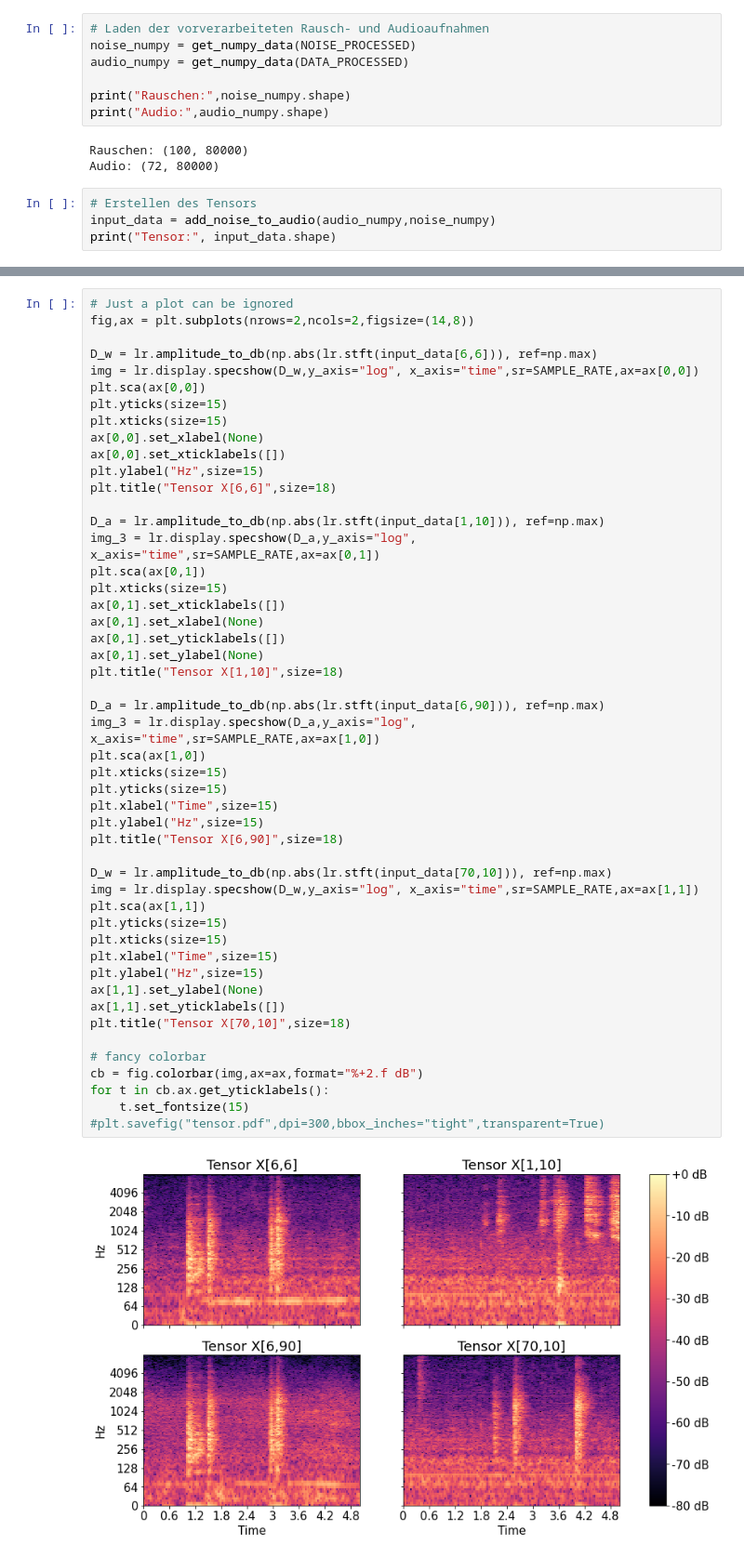
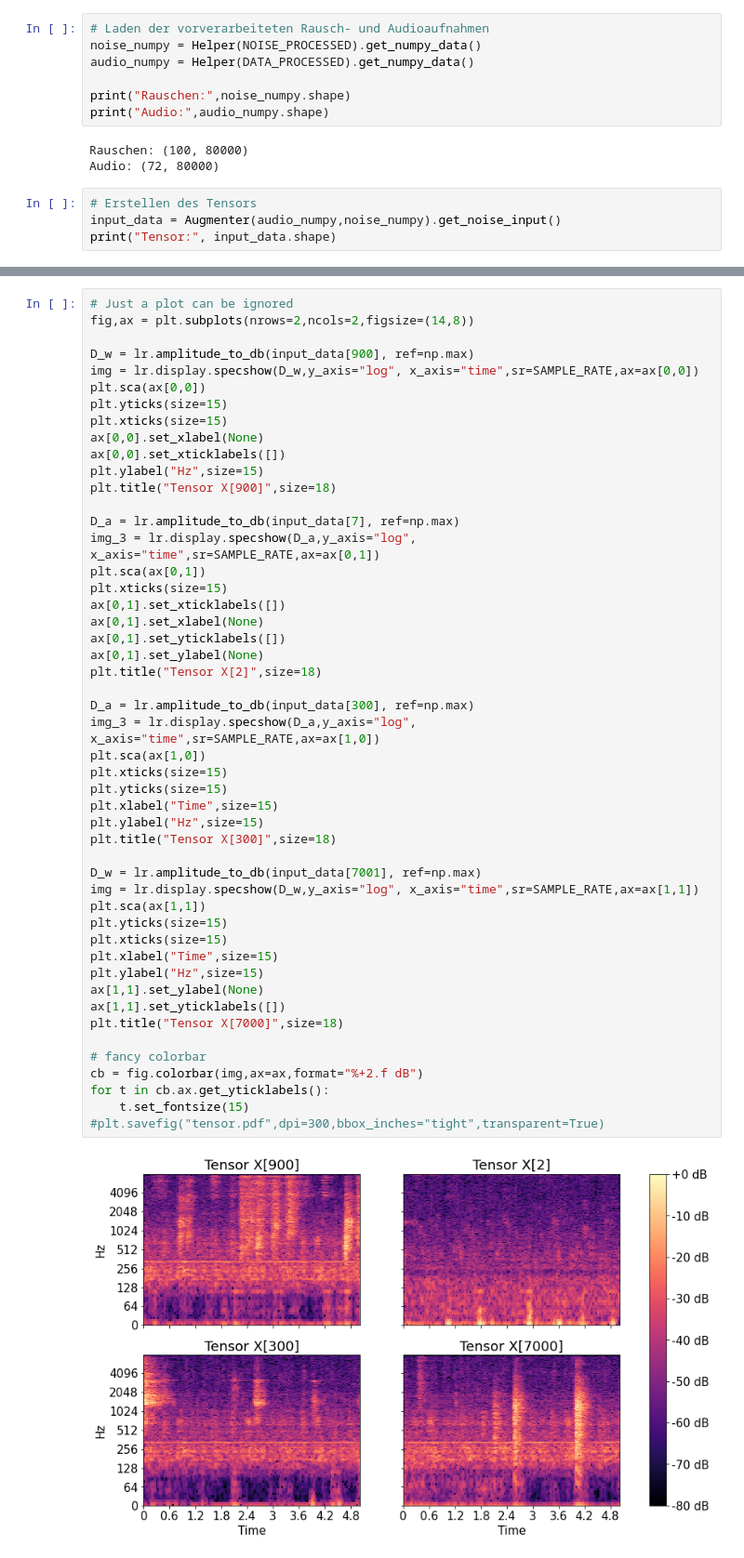
Before and after one commit to Timgrau/Projektarbeit-1, a Jupyter notebook: notebooks/Tensor.ipynb, the cells around one changed output, grey strips where cells are left out. Shown at 93% size. Saved outputs shown, nothing was run; the diff lists cells and outputs as text.

```diff
--- a/notebooks/Tensor.ipynb
+++ b/notebooks/Tensor.ipynb
@@ -8,8 +8,8 @@ import librosa as lr
 import numpy as np
 # %%
 # Laden der vorverarbeiteten Rausch- und Audioaufnahmen
-noise_numpy = get_numpy_data(NOISE_PROCESSED)
-audio_numpy = get_numpy_data(DATA_PROCESSED)
+noise_numpy = Helper(NOISE_PROCESSED).get_numpy_data()
+audio_numpy = Helper(DATA_PROCESSED).get_numpy_data()
 
 print("Rauschen:",noise_numpy.shape)
 print("Audio:",audio_numpy.shape)
@@ -18,6 +18,6 @@ Rauschen: (100, 80000)
 Audio: (72, 80000)
 # %%
 # Erstellen des Tensors
-input_data = add_noise_to_audio(audio_numpy,noise_numpy)
+input_data = Augmenter(audio_numpy,noise_numpy).get_noise_input()
 print("Tensor:", input_data.shape)
 # %% [output]
@@ -26,7 +26,7 @@ Tensor: (72, 100, 80000)
 # Just a plot can be ignored
 fig,ax = plt.subplots(nrows=2,ncols=2,figsize=(14,8))
 
-D_w = lr.amplitude_to_db(np.abs(lr.stft(input_data[6,6])), ref=np.max)
+D_w = lr.amplitude_to_db(input_data[900], ref=np.max)
 img = lr.display.specshow(D_w,y_axis="log", x_axis="time",sr=SAMPLE_RATE,ax=ax[0,0])
 plt.sca(ax[0,0])
 plt.yticks(size=15)
@@ -34,42 +34,42 @@ plt.xticks(size=15)
 ax[0,0].set_xlabel(None)
 ax[0,0].set_xticklabels([])
 plt.ylabel("Hz",size=15)
-plt.title("Tensor X[6,6]",size=18)
+plt.title("Tensor X[900]",size=18)
 
-D_a = lr.amplitude_to_db(np.abs(lr.stft(input_data[1,10])), ref=np.max)
+D_a = lr.amplitude_to_db(input_data[7], ref=np.max)
 img_3 = lr.display.specshow(D_a,y_axis="log", x_axis="time",sr=SAMPLE_RATE,ax=ax[0,1])
 plt.sca(ax[0,1])
 plt.xticks(size=15)
 ax[0,1].set_xticklabels([])
 ax[0,1].set_xlabel(None)
 ax[0,1].set_yticklabels([])
 ax[0,1].set_ylabel(None)
-plt.title("Tensor X[1,10]",size=18)
+plt.title("Tensor X[2]",size=18)
 
-D_a = lr.amplitude_to_db(np.abs(lr.stft(input_data[6,90])), ref=np.max)
+D_a = lr.amplitude_to_db(input_data[300], ref=np.max)
 img_3 = lr.display.specshow(D_a,y_axis="log", x_axis="time",sr=SAMPLE_RATE,ax=ax[1,0])
 plt.sca(ax[1,0])
 plt.xticks(size=15)
 plt.yticks(size=15)
 plt.xlabel("Time",size=15)
 plt.ylabel("Hz",size=15)
-plt.title("Tensor X[6,90]",size=18)
+plt.title("Tensor X[300]",size=18)
 
-D_w = lr.amplitude_to_db(np.abs(lr.stft(input_data[70,10])), ref=np.max)
+D_w = lr.amplitude_to_db(input_data[7001], ref=np.max)
 img = lr.display.specshow(D_w,y_axis="log", x_axis="time",sr=SAMPLE_RATE,ax=ax[1,1])
 plt.sca(ax[1,1])
 plt.yticks(size=15)
 plt.xticks(size=15)
 plt.xlabel("Time",size=15)
 plt.ylabel("Hz",size=15)
 ax[1,1].set_ylabel(None)
 ax[1,1].set_yticklabels([])
-plt.title("Tensor X[70,10]",size=18)
+plt.title("Tensor X[7000]",size=18)
 
 # fancy colorbar
 cb = fig.colorbar(img,ax=ax,format="%+2.f dB")
 for t in cb.ax.get_yticklabels():
     t.set_fontsize(15)
 #plt.savefig("tensor.pdf",dpi=300,bbox_inches="tight",transparent=True)
 # %% [output]
-[figure, old version]
+[figure, new version]
```
Also changed, not shown: parts of 2 cells of this notebook, 10 other files.
